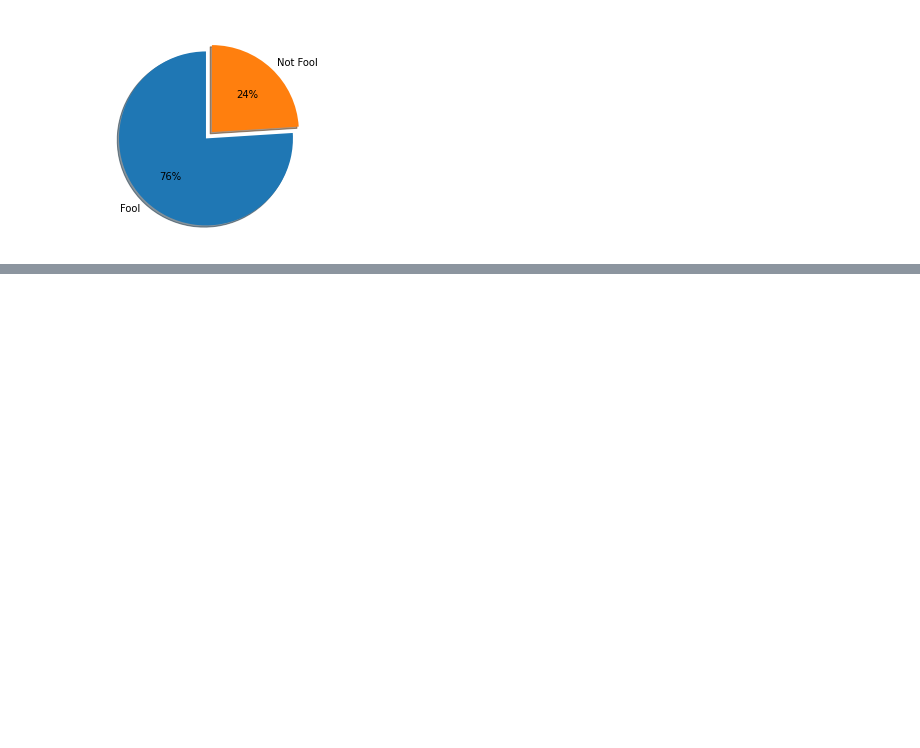
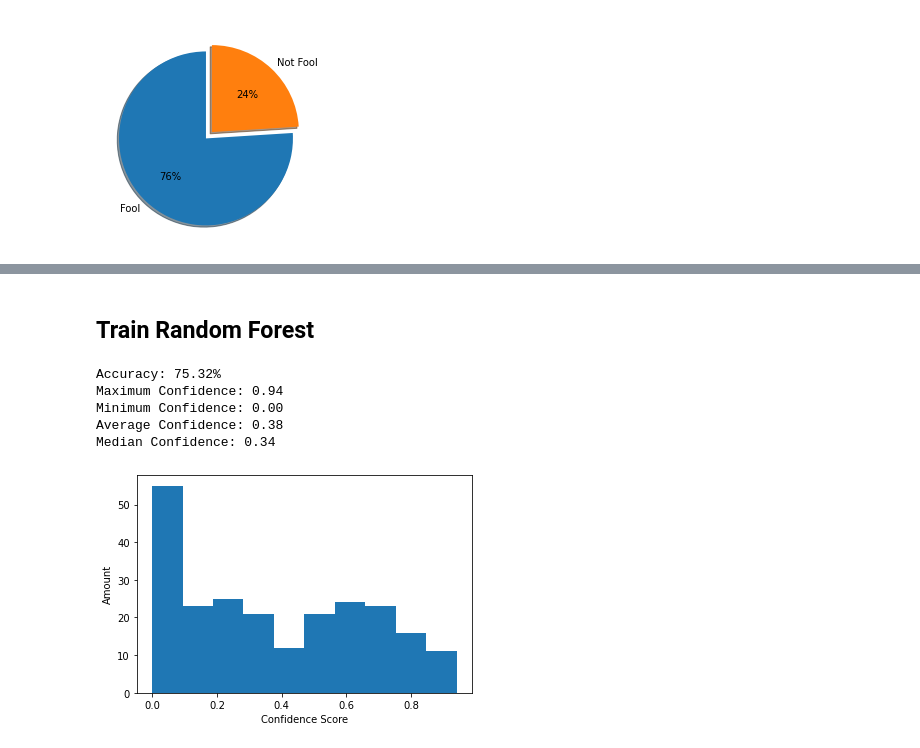
Before and after one commit to Naorko/gan-tf, a Jupyter notebook: gans.ipynb, the cells around one changed output, grey strips where cells are left out. Saved outputs shown, nothing was run; the diff lists cells and outputs as text; code cells hidden in the pictures; blank space fills up the shorter version.

```diff
--- a/gans.ipynb
+++ b/gans.ipynb
@@ -508,0 +514,8 @@ plt.show()
+# %% [markdown]
+## Train Random Forest
+# %%
+diab_x_train, diab_x_test, diab_y_train, diab_y_test = train_test_split(diab_x, diab_y, test_size=0.3, random_state=SEED)
+cred_x_train, cred_x_test, cred_y_train, cred_y_test = train_test_split(cred_x, cred_y, test_size=0.3, random_state=SEED)
+# %%
+diab_rfr = RandomForestClassifier(n_jobs=-1)
+_ = diab_rfr.fit(diab_x_train, diab_y_train)
@@ -508,0 +525,21 @@ plt.show()
+# %%
+def rfr_visulize_performance(rfr, test_x, test_y=None):
+    if test_y:
+        print(f'Accuracy: {rfr.score(test_x, test_y)*100:.2f}%')
+    confid_vals = rfr.predict_proba(test_x)[:,1]
+    print(f'Maximum Confidence: {np.max(confid_vals):.2f}')
+    print(f'Minimum Confidence: {np.min(confid_vals):.2f}')
+    print(f'Average Confidence: {np.mean(confid_vals):.2f}')
+    print(f'Median Confidence: {np.median(confid_vals):.2f}')
+    _ = plt.hist(confid_vals)
+    _ = plt.xlabel('Confidence Score')
+    _ = plt.ylabel('Amount')
+# %%
+rfr_visulize_performance(diab_rfr, diab_x_test, diab_y_test)
+# %% [output]
+Accuracy: 75.32%
+Maximum Confidence: 0.94
+Minimum Confidence: 0.00
+Average Confidence: 0.38
+Median Confidence: 0.34
+[figure, added]
```
Also changed, not shown: parts of 26 cells of this notebook.
